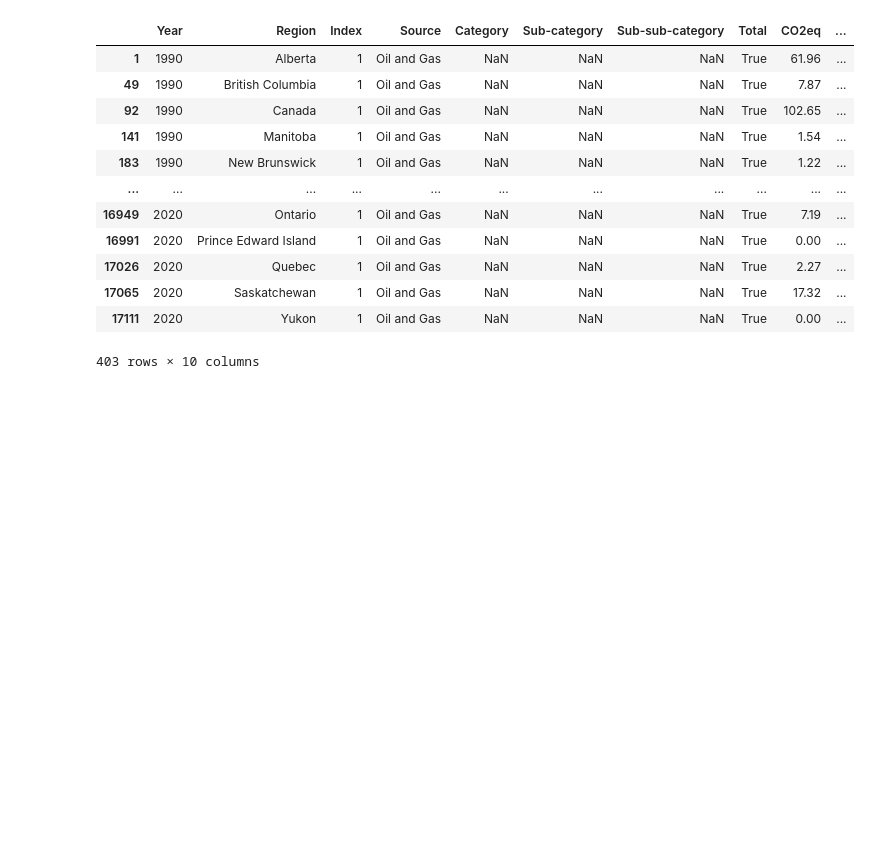
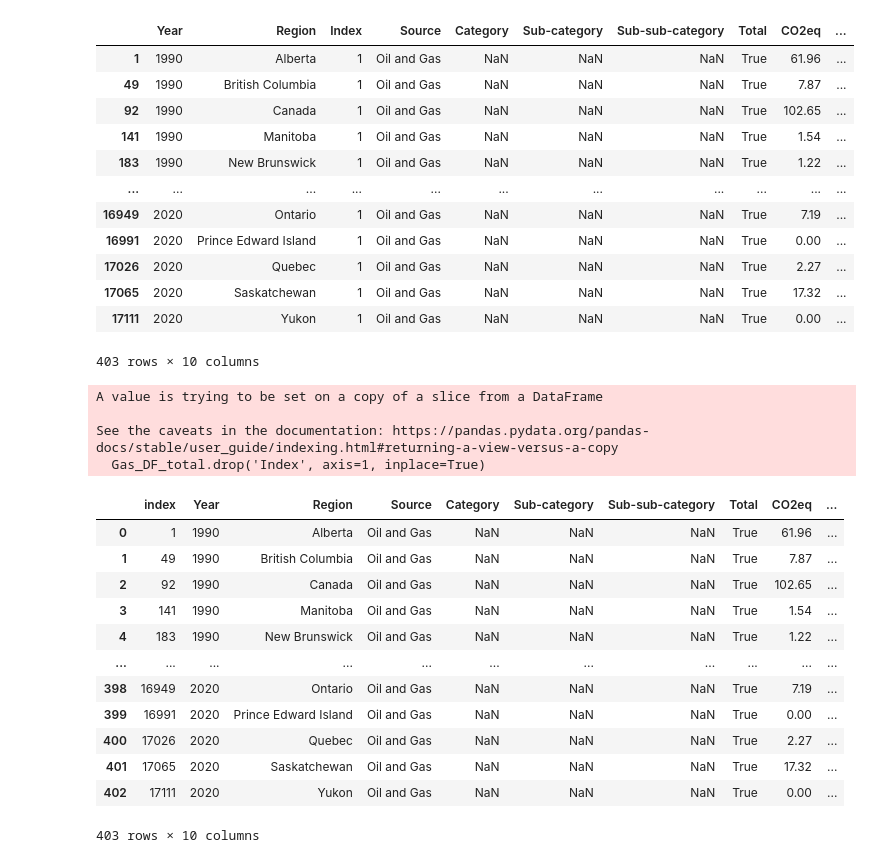
Before and after one commit to fabiomarcullo/Project_1_Climate_Action_Goals, a Jupyter notebook: Canada_Temperature.ipynb, the cells around one changed output. Drawn from its saved outputs; the diff is of its cells as text; code cells hidden in the pictures; blank space fills up the shorter version.

```diff
--- a/Canada_Temperature.ipynb
+++ b/Canada_Temperature.ipynb
@@ -139,3 +145,26 @@ Gas_DF_total
 | 17065 | 2020 | Saskatchewan | 1 | Oil and Gas | NaN | NaN | NaN | True | 17.32 | ... |
 | 17111 | 2020 | Yukon | 1 | Oil and Gas | NaN | NaN | NaN | True | 0.00 | ... |
 403 rows × 10 columns
+# %%
+Gas_DF_total.reset_index(inplace=True)
+Gas_DF_total.drop('Index', axis=1, inplace=True)
+
+Gas_DF_total
+# %% [output]
+A value is trying to be set on a copy of a slice from a DataFrame
+
+See the caveats in the documentation: https://pandas.pydata.org/pandas-docs/stable/user_guide/indexing.html#returning-a-view-versus-a-copy
+  Gas_DF_total.drop('Index', axis=1, inplace=True)
+|  | index | Year | Region | Source | Category | Sub-category | Sub-sub-category | Total | CO2eq | ... |
+| 0 | 1 | 1990 | Alberta | Oil and Gas | NaN | NaN | NaN | True | 61.96 | ... |
+| 1 | 49 | 1990 | British Columbia | Oil and Gas | NaN | NaN | NaN | True | 7.87 | ... |
+| 2 | 92 | 1990 | Canada | Oil and Gas | NaN | NaN | NaN | True | 102.65 | ... |
+| 3 | 141 | 1990 | Manitoba | Oil and Gas | NaN | NaN | NaN | True | 1.54 | ... |
+| 4 | 183 | 1990 | New Brunswick | Oil and Gas | NaN | NaN | NaN | True | 1.22 | ... |
+| ... | ... | ... | ... | ... | ... | ... | ... | ... | ... | ... |
+| 398 | 16949 | 2020 | Ontario | Oil and Gas | NaN | NaN | NaN | True | 7.19 | ... |
+| 399 | 16991 | 2020 | Prince Edward Island | Oil and Gas | NaN | NaN | NaN | True | 0.00 | ... |
+| 400 | 17026 | 2020 | Quebec | Oil and Gas | NaN | NaN | NaN | True | 2.27 | ... |
+| 401 | 17065 | 2020 | Saskatchewan | Oil and Gas | NaN | NaN | NaN | True | 17.32 | ... |
+| 402 | 17111 | 2020 | Yukon | Oil and Gas | NaN | NaN | NaN | True | 0.00 | ... |
+403 rows × 10 columns
```
Also changed, not shown: parts of 3 cells of this notebook, 1 other file.
